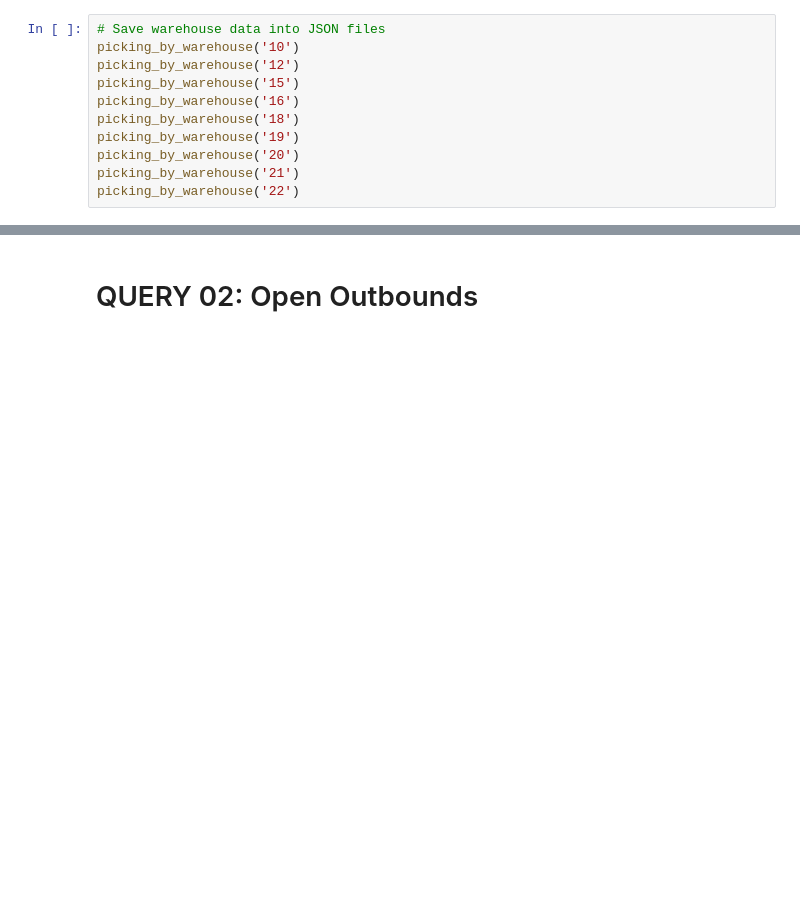
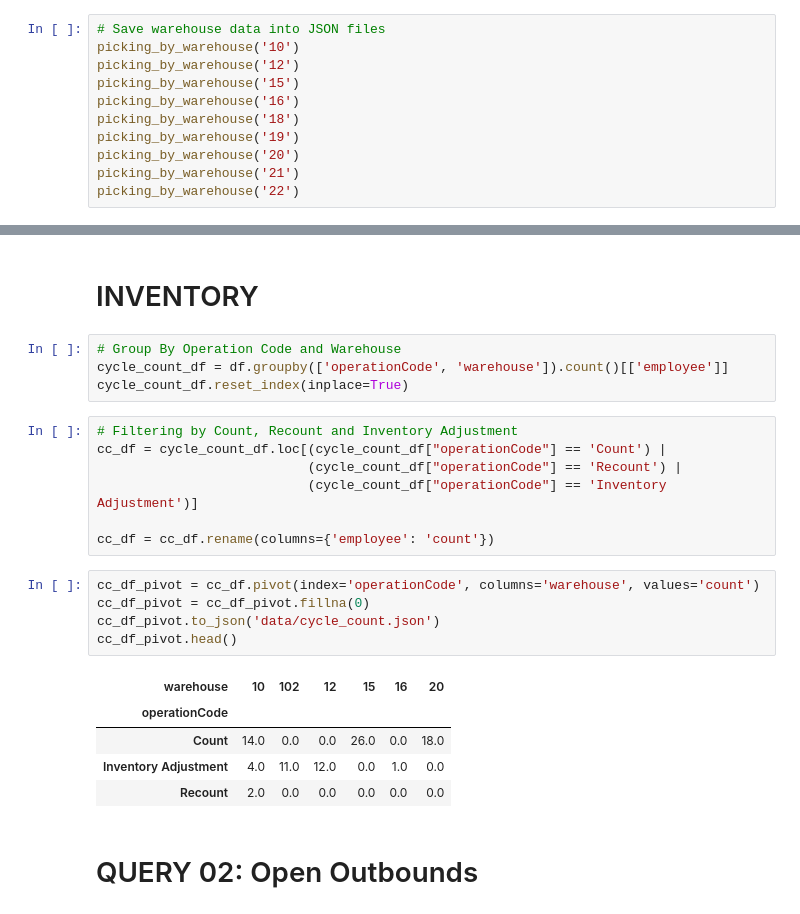
Before and after one commit to wdsrx/data_exploration, a Jupyter notebook: Operations.ipynb, the cells around one changed output, grey strips where cells are left out. Saved outputs shown, nothing was run; the diff lists cells and outputs as text; blank space fills up the shorter version.

Commit message:
Updating data

```diff
--- a/Operations.ipynb
+++ b/Operations.ipynb
@@ -307,3 +315,27 @@ receivers.head()
+# %% [markdown]
+# INVENTORY
+# %%
+# Group By Operation Code and Warehouse
+cycle_count_df = df.groupby(['operationCode', 'warehouse']).count()[['employee']]
+cycle_count_df.reset_index(inplace=True)
+# %%
+# Filtering by Count, Recount and Inventory Adjustment
+cc_df = cycle_count_df.loc[(cycle_count_df["operationCode"] == 'Count') |
+                           (cycle_count_df["operationCode"] == 'Recount') |
+                           (cycle_count_df["operationCode"] == 'Inventory Adjustment')]
+
+cc_df = cc_df.rename(columns={'employee': 'count'})
+# %%
+cc_df_pivot = cc_df.pivot(index='operationCode', columns='warehouse', values='count')
+cc_df_pivot = cc_df_pivot.fillna(0)
+cc_df_pivot.to_json('data/cycle_count.json')
+cc_df_pivot.head()
+# %% [output]
+| warehouse | 10 | 102 | 12 | 15 | 16 | 20 |
+| operationCode |  |  |  |  |  |  |
+| Count | 14.0 | 0.0 | 0.0 | 26.0 | 0.0 | 18.0 |
+| Inventory Adjustment | 4.0 | 11.0 | 12.0 | 0.0 | 1.0 | 0.0 |
+| Recount | 2.0 | 0.0 | 0.0 | 0.0 | 0.0 | 0.0 |
 # %% [markdown]
 # QUERY 02: Open Outbounds
 # %%
```
Also changed, not shown: parts of 26 cells of this notebook, 19 other files.
